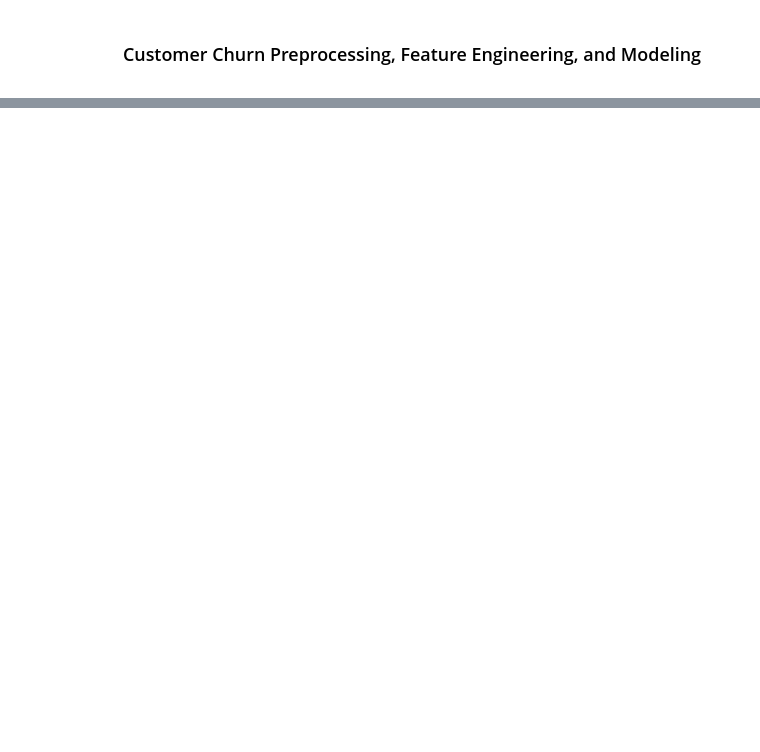
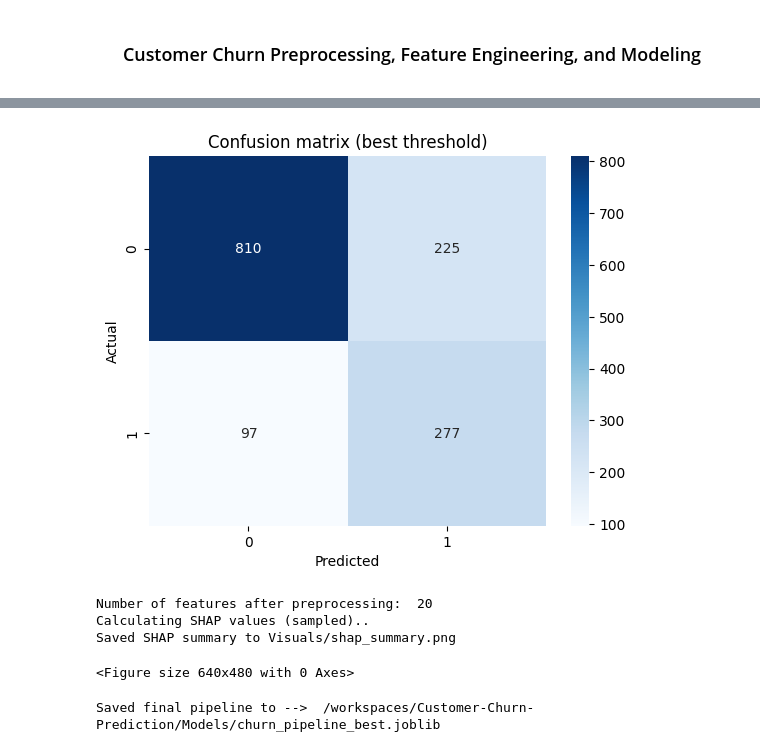
Before and after one commit to taborerickson/Customer-Churn-Prediction, a Jupyter notebook: Notebooks/customer_churn_pred.ipynb, the cells around one changed output, grey strips where cells are left out. Saved outputs shown, nothing was run; the diff lists cells and outputs as text; code cells hidden in the pictures; blank space fills up the shorter version.

```diff
--- a/Notebooks/customer_churn_pred.ipynb
+++ b/Notebooks/customer_churn_pred.ipynb
@@ -75,0 +306,5 @@ data[['tenure','MonthlyCharges','TotalCharges','AvgChargesPerMonth','fiber_inter
+# %%
+# Classification at best threshold
+y_pred_thresh = (y_prob >= best_threshold).astype(int)
+print('\nClassification report at best threshold:')
+print(classification_report(y_test, y_pred_thresh))
@@ -75,0 +321,74 @@ data[['tenure','MonthlyCharges','TotalCharges','AvgChargesPerMonth','fiber_inter
+# %%
+# Confusion matrix
+conf_matrix = confusion_matrix(y_test, y_pred_thresh)
+sns.heatmap(conf_matrix, annot=True, fmt='d', cmap='Blues')
+plt.title('Confusion matrix (best threshold)')
+plt.xlabel('Predicted')
+plt.ylabel('Actual')
+plt.savefig(visuals_path / 'confusion_matrix.png', dpi=150, bbox_inches='tight')
+plt.show()
+# %% [output]
+[figure, added]
+# %%
+# Getting feature names from ColumnTransformer
+def get_feature_names_from_cf(ct, input_features):
+    """
+    Returns the output feature names from Column Transformer
+    """
+    feature_names = []
+    for name, transformer, cols in ct.transformers_:
+        if name == 'remainder' and transformer == 'drop':
+            continue
+        if hasattr(transformer, 'named_steps'):
+            # Pipeline
+            last_step = list(transformer.named_steps.items())[-1][1]
+        else:
+            last_step = transformer
+        if isinstance(last_step, OneHotEncoder):
+            # Getting Categories
+            categories = last_step.get_feature_names_out(cols)
+            feature_names.extend(categories.tolist())
+        else:
+            # Numeric Pipeline
+            feature_names.extend(cols)
+    return feature_names
+
+
+# Getting preprocessor from the pipeline
+preprocessor_in_pipeline = best_model.named_steps['preproc']
+feature_names = get_feature_names_from_cf(preprocessor_in_pipeline, input_features=(numeric_features + ohe_features))
+print("Number of features after preprocessing: ", len(feature_names))
+
+# Creating transformed train data for SHAP (sample for speed)
+x_train_transformed = preprocessor_in_pipeline.transform(feature_engineering(x_train))
+
+if shap is not None:
+    # SHAP for tree model
+    print("Calculating SHAP values (sampled)..")
+    # Extracting the tree model
+    tree_model = best_model.named_steps['clf']
+    # Using a small sample
+    sample_idx = np.random.choice(x_train_transformed.shape[0], size=min(1000, x_train_transformed.shape[0]), replace=False)
+    x_sample = x_train_transformed[sample_idx]
+    explainer = shap.TreeExplainer(tree_model)
+    shap_values = explainer.shap_values(x_sample)
+    # Summary plot)
+    plt.figure()
+    shap.summary_plot(shap_values, x_sample, feature_names=feature_names, show=False)
+    plt.savefig(visuals_path / 'shap_summary.png', dpi=150, bbox_inches='tight')
+    plt.close()
+    print('Saved SHAP summary to Visuals/shap_summary.png')
+else:
+    print("SHAP not installed; skipping")
+# %% [output]
+Number of features after preprocessing:  20
+Calculating SHAP values (sampled)..
+Saved SHAP summary to Visuals/shap_summary.png
+<Figure size 640x480 with 0 Axes>
+# %%
+# Saving final model
+final_model_path = model_path / 'churn_pipeline_best.joblib'
+joblib.dump(best_model, final_model_path)
+print('Saved final pipeline to --> ', final_model_path)
+# %% [output]
+Saved final pipeline to -->  /workspaces/Customer-Churn-Prediction/Models/churn_pipeline_best.joblib
```
Also changed, not shown: parts of 19 cells of this notebook, 7 other files.
